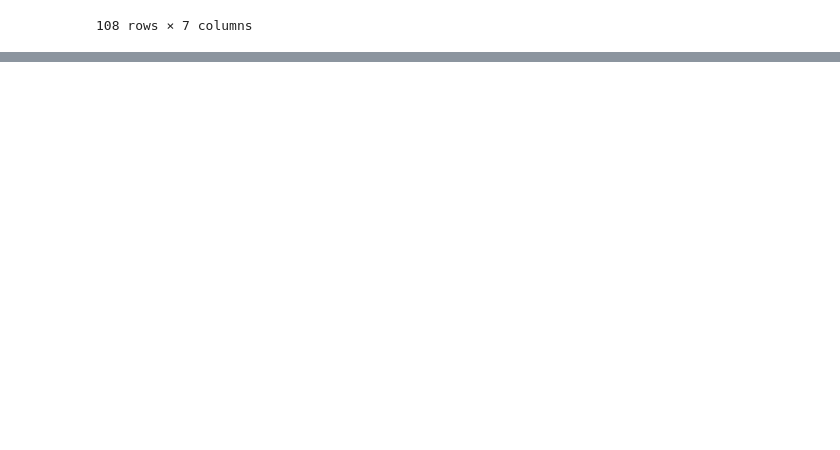
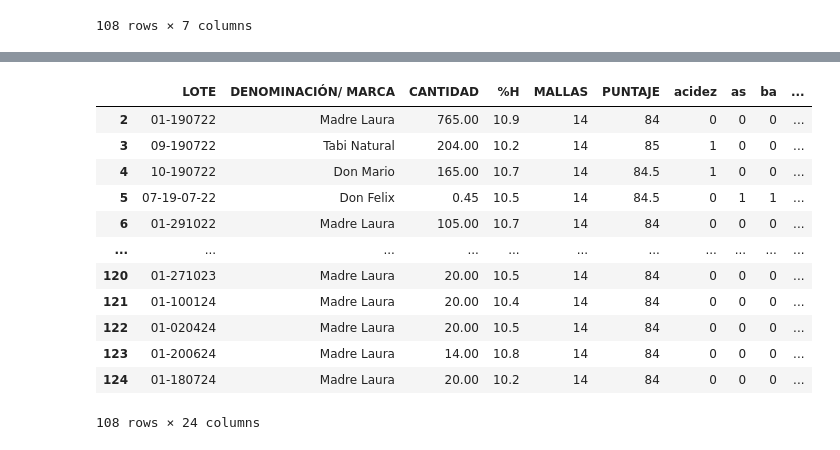
Before and after one commit to Totoratsu/machine-learning-course, a Jupyter notebook: cafe.ipynb, the cells around one changed output, grey strips where cells are left out. Drawn from its saved outputs; the diff is of its cells as text; code cells hidden in the pictures; blank space fills up the shorter version.

```diff
--- a/cafe.ipynb
+++ b/cafe.ipynb
@@ -53,0 +51,68 @@ array([14, 16, 15], dtype=object)
+# %%
+typos = {
+    'fnal': 'final',
+    'caramleo': 'caramelo',
+    'cuepo': 'cuerpo',
+    'balanaceado': 'balanceado'
+}
+typos_patron = r'\b(' + '|'.join(typos.keys()) + r')\b'
+
+agr = {
+    r'\b(arandanos|moras? maduras?|frambuesa|frutos rojos|fresas?|ciruela madura)\b':'bayas',
+    r'\b(limon(?:aria|ciollo)?|mandarina|naranja|sandia|uva|durazno|manzana roja|frutas (?:amarillas|maduras))\b':'frutales',
+    r'\bacidez\b.*':'acidez',
+    r'\b(cuerpo\b.*|aterciopelado|cremoso(?: medio)?|sedoso)\b':'cuerpo',
+    r'\b(cacao|nibs de cacao|chocolate(?: al \d+%|.*)?)\b':'chocolate',
+    r'\b(dulce(?: de leche| prolongado| como la melaza)?|azucar morena|panela|melao de panela|miel(?: de maple)?)\b':'dulce',
+    r'\b(jazmin|lavanda|rosas?|flor de naranja|final floral dulce)\b':'floral',
+    r'\b(final(?: con notas a [\w\s]+)?|prolongado(?: a [\w\s]+)?)\b':'final',
+    r'\b(clavos de olor|vainilla|nuez moscada|residual a cascara de mandarina)\b':'especias',
+    r'\b(almendras|nueces?)\b':'nueces',
+    r'\bresidual\b.*':'residual',
+    r'\bjalea\b':'jalea',
+    r'\b(cedro|te de cedron|menta)\b':'otros'
+}
+
+serie = (df_calidad.pop('NOTAS DE CATACIÓN')      # lo extraemos y quitamos del df
+           .fillna('')
+           .astype(str).str.lower()
+           .str.replace(typos_patron, lambda m: typos[m.group(0)], regex=True)
+)
+for pat, cat in agr.items():
+    serie = serie.str.replace(pat, f',{cat},', regex=True)
+
+# 2) limpieza de delimitadores en dos pasos
+serie = (serie
+    .str.replace(r'\s*[y,\.]+\s*', ',', regex=True)  # todo " y ", comas con espacios o puntos → ","
+    .str.replace(r',+', ',',      regex=True)        # colapsa comas múltiples
+    .str.strip(',')                                  # quita comas al inicio/fin
+    .str.replace(r'\b(?:a)?\b', '', regex=True)      # elimina token "a" solitario
+    .str.replace(r',+', ',',      regex=True)
+    .str.strip(',')
+)
+
+# 3) dummies + fusionar duplicados con un solo groupby
+dummies = (
+    serie.str.get_dummies(sep=',')
+         .T.groupby(level=0).max()
+         .T
+)
+
+# 4) montamos el df final
+df_calidad = pd.concat([df_calidad, dummies], axis=1)
+
+df_calidad
+# %% [output]
+|  | LOTE | DENOMINACIÓN/ MARCA | CANTIDAD | %H | MALLAS | PUNTAJE | acidez | as | ba | ... |
+| 2 | 01-190722 | Madre Laura | 765.00 | 10.9 | 14 | 84 | 0 | 0 | 0 | ... |
+| 3 | 09-190722 | Tabi Natural | 204.00 | 10.2 | 14 | 85 | 1 | 0 | 0 | ... |
+| 4 | 10-190722 | Don Mario | 165.00 | 10.7 | 14 | 84.5 | 1 | 0 | 0 | ... |
+| 5 | 07-19-07-22 | Don Felix | 0.45 | 10.5 | 14 | 84.5 | 0 | 1 | 1 | ... |
+| 6 | 01-291022 | Madre Laura | 105.00 | 10.7 | 14 | 84 | 0 | 0 | 0 | ... |
+| ... | ... | ... | ... | ... | ... | ... | ... | ... | ... | ... |
+| 120 | 01-271023 | Madre Laura | 20.00 | 10.5 | 14 | 84 | 0 | 0 | 0 | ... |
+| 121 | 01-100124 | Madre Laura | 20.00 | 10.4 | 14 | 84 | 0 | 0 | 0 | ... |
+| 122 | 01-020424 | Madre Laura | 20.00 | 10.5 | 14 | 84 | 0 | 0 | 0 | ... |
+| 123 | 01-200624 | Madre Laura | 14.00 | 10.8 | 14 | 84 | 0 | 0 | 0 | ... |
+| 124 | 01-180724 | Madre Laura | 20.00 | 10.2 | 14 | 84 | 0 | 0 | 0 | ... |
+108 rows × 24 columns
```
Also changed, not shown: parts of 3 cells of this notebook.
